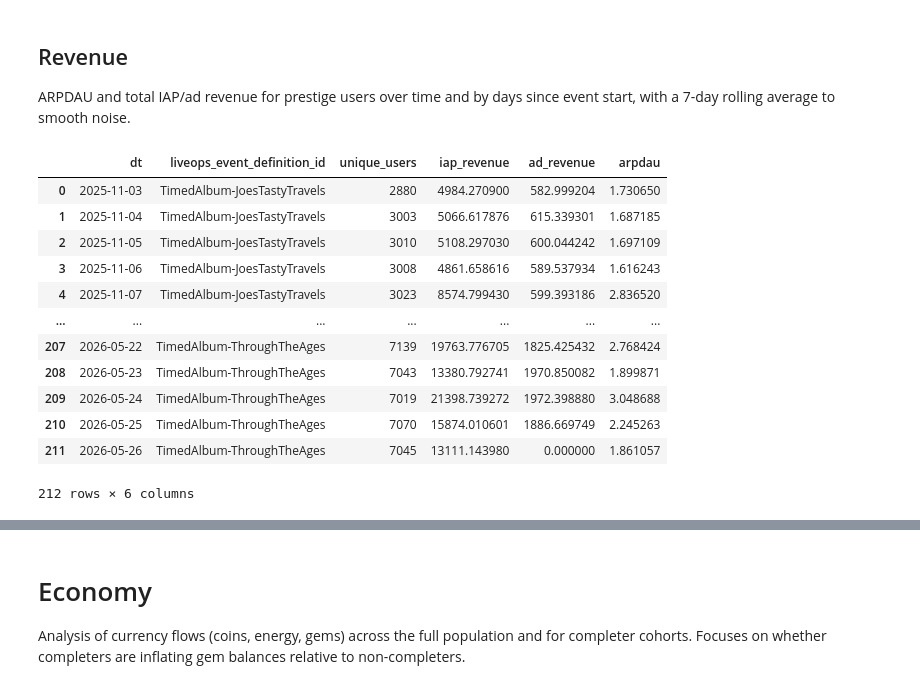
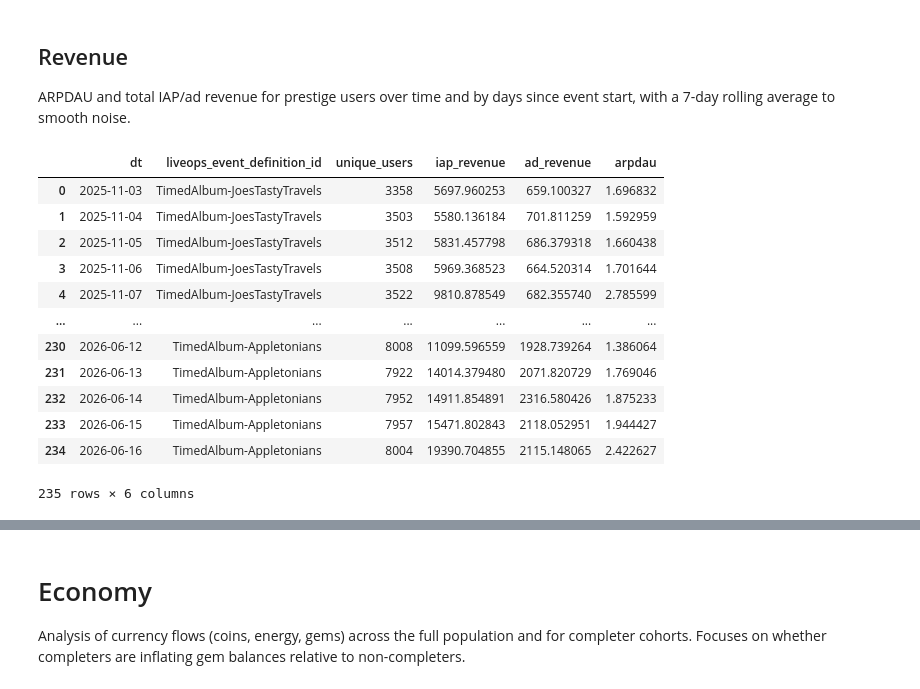
Before and after one commit to ivanaguilar-trailmix/testrepo, a Jupyter notebook: prestige/prestige.ipynb, the cells around one changed output, grey strips where cells are left out. Cells and saved outputs as stored; diff of their text form; code cells hidden in the pictures.

```diff
--- a/prestige/prestige.ipynb
+++ b/prestige/prestige.ipynb
@@ -116,5 +130,6 @@ Estimated query cost: $0.44
 # %%
-refresh_flag = True
+refresh_flag = False
+# Loads activity data from BigQuery or reads from cached pickle based on refresh_flag
 
 data = pd.DataFrame()
 if refresh_flag:
@@ -271,6 +302,24 @@ fig.show()
 ### Define prestigers
 # %%
 # hide-output
-users_reached_prestige = data[(data['liveops_event_definition_id'] == 'TimedAlbum-Diorama') & (data['max_tier_reached'] == 2)]['user_id'].drop_duplicates()
-users_reached_prestige
+# Identifies users who reached Prestige (tier 2) in Diorama
+users_reached_prestige_diorama = data[(data['liveops_event_definition_id'] == 'TimedAlbum-Diorama') & (data['max_tier_reached'] == 2)]['user_id'].drop_duplicates()
+users_reached_prestige_throughtheages = data[(data['liveops_event_definition_id'] == 'TimedAlbum-ThroughTheAges') & (data['max_tier_reached'] == 2)]['user_id'].drop_duplicates()
+
+data_extended = data.copy()
+data_extended = data_extended.merge(
+    users_reached_prestige_diorama.to_frame().rename(columns={'user_id': 'reached_prestige_diorama_user_id'}),
+    left_on='user_id',
+    right_on='reached_prestige_diorama_user_id',
+    how='left'
+)
+
+data_extended = data_extended.merge(
+    users_reached_prestige_throughtheages.to_frame().rename(columns={'user_id': 'reached_prestige_throughtheages_user_id'}),
+    left_on='user_id',
+    right_on='reached_prestige_throughtheages_user_id',
+    how='left'
+)
+
+data_extended
 # %% [output]
@@ -291,14 +341,9 @@ Name: user_id, Length: 8330, dtype: object
 ### Extend data  and define completers
 # %%
 # hide-output
+# Copies activity data and merges the prestige user flag as a new column
 
-data_extended = data.copy()
-data_extended = data_extended.merge(
-    users_reached_prestige.to_frame().rename(columns={'user_id': 'reached_prestige_user_id'}),
-    left_on='user_id',
-    right_on='reached_prestige_user_id',
-    how='left'
-)
+
 
 # completers
 level_reached_completer = 12
@@ -1323,28 +1435,29 @@ fig.show()
 ARPDAU and total IAP/ad revenue for prestige users over time and by days since event start, with a 7-day rolling average to smooth noise.
 # %%
 # hide-output
-data_revenue_prestigers = data_extended[(data_extended['reached_prestige_user_id'].notna())& (data_extended['liveops_event_definition_id']!='NoTimedAlbum')].groupby(['dt', 'liveops_event_definition_id']).agg(
+# Aggregates revenue metrics for prestige users by date and event
+data_revenue_prestigers = data_extended[((data_extended['reached_prestige_diorama_user_id'].notna()) | (data_extended['reached_prestige_throughtheages_user_id'].notna())) & (data_extended['liveops_event_definition_id']!='NoTimedAlbum')].groupby(['dt', 'liveops_event_definition_id']).agg(
     unique_users=('user_id', 'nunique'),
     iap_revenue=('gross_usd_iap_revenue', 'sum'),
     ad_revenue=('gross_usd_ad_revenue', 'sum')
     ).reset_index()
 
 data_revenue_prestigers['arpdau'] = data_revenue_prestigers['iap_revenue'] / (data_revenue_prestigers['unique_users'] * 1)  # Assuming 1 day for ARPDAU
 
 data_revenue_prestigers
 # %% [output]
 |  | dt | liveops_event_definition_id | unique_users | iap_revenue | ad_revenue | arpdau |
-| 0 | 2025-11-03 | TimedAlbum-JoesTastyTravels | 2880 | 4984.270900 | 582.999204 | 1.730650 |
-| 1 | 2025-11-04 | TimedAlbum-JoesTastyTravels | 3003 | 5066.617876 | 615.339301 | 1.687185 |
-| 2 | 2025-11-05 | TimedAlbum-JoesTastyTravels | 3010 | 5108.297030 | 600.044242 | 1.697109 |
-| 3 | 2025-11-06 | TimedAlbum-JoesTastyTravels | 3008 | 4861.658616 | 589.537934 | 1.616243 |
-| 4 | 2025-11-07 | TimedAlbum-JoesTastyTravels | 3023 | 8574.799430 | 599.393186 | 2.836520 |
+| 0 | 2025-11-03 | TimedAlbum-JoesTastyTravels | 3358 | 5697.960253 | 659.100327 | 1.696832 |
+| 1 | 2025-11-04 | TimedAlbum-JoesTastyTravels | 3503 | 5580.136184 | 701.811259 | 1.592959 |
+| 2 | 2025-11-05 | TimedAlbum-JoesTastyTravels | 3512 | 5831.457798 | 686.379318 | 1.660438 |
+| 3 | 2025-11-06 | TimedAlbum-JoesTastyTravels | 3508 | 5969.368523 | 664.520314 | 1.701644 |
+| 4 | 2025-11-07 | TimedAlbum-JoesTastyTravels | 3522 | 9810.878549 | 682.355740 | 2.785599 |
 | ... | ... | ... | ... | ... | ... | ... |
-| 207 | 2026-05-22 | TimedAlbum-ThroughTheAges | 7139 | 19763.776705 | 1825.425432 | 2.768424 |
-| 208 | 2026-05-23 | TimedAlbum-ThroughTheAges | 7043 | 13380.792741 | 1970.850082 | 1.899871 |
-| 209 | 2026-05-24 | TimedAlbum-ThroughTheAges | 7019 | 21398.739272 | 1972.398880 | 3.048688 |
-| 210 | 2026-05-25 | TimedAlbum-ThroughTheAges | 7070 | 15874.010601 | 1886.669749 | 2.245263 |
-| 211 | 2026-05-26 | TimedAlbum-ThroughTheAges | 7045 | 13111.143980 | 0.000000 | 1.861057 |
+| 230 | 2026-06-12 | TimedAlbum-Appletonians | 8008 | 11099.596559 | 1928.739264 | 1.386064 |
+| 231 | 2026-06-13 | TimedAlbum-Appletonians | 7922 | 14014.379480 | 2071.820729 | 1.769046 |
+| 232 | 2026-06-14 | TimedAlbum-Appletonians | 7952 | 14911.854891 | 2316.580426 | 1.875233 |
+| 233 | 2026-06-15 | TimedAlbum-Appletonians | 7957 | 15471.802843 | 2118.052951 | 1.944427 |
+| 234 | 2026-06-16 | TimedAlbum-Appletonians | 8004 | 19390.704855 | 2115.148065 | 2.422627 |
-212 rows × 6 columns
+235 rows × 6 columns
 # %%
 fig = px.line(data_revenue_prestigers,
```
Also changed, not shown: parts of 71 cells of this notebook, 31 other files.
